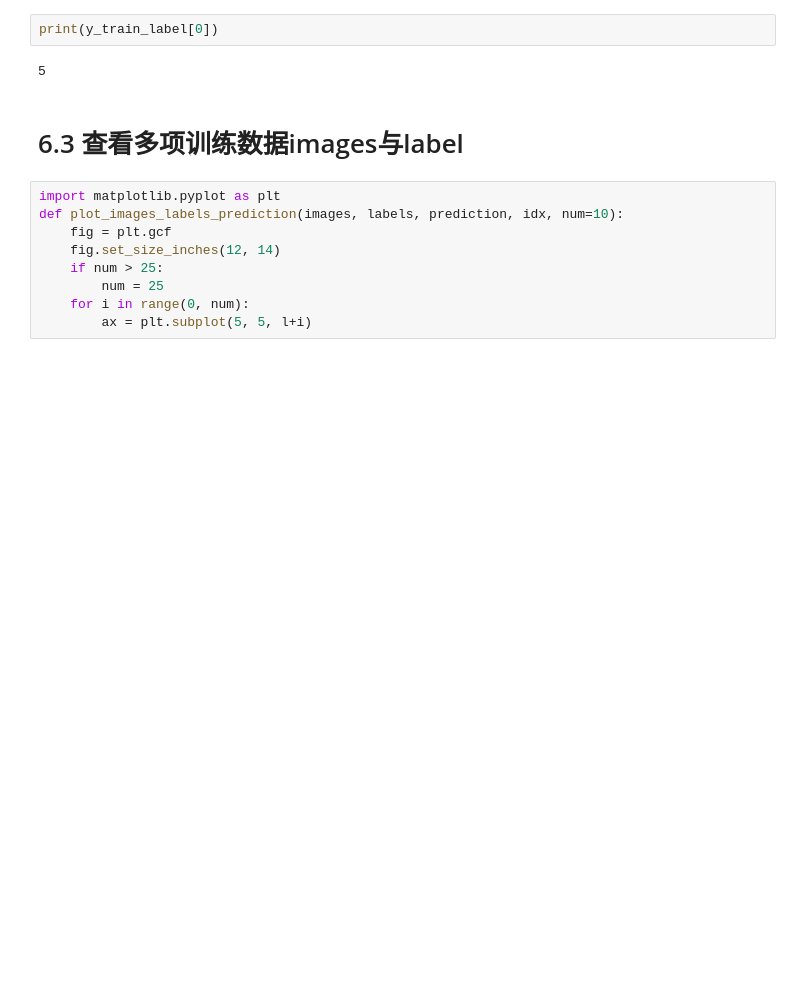
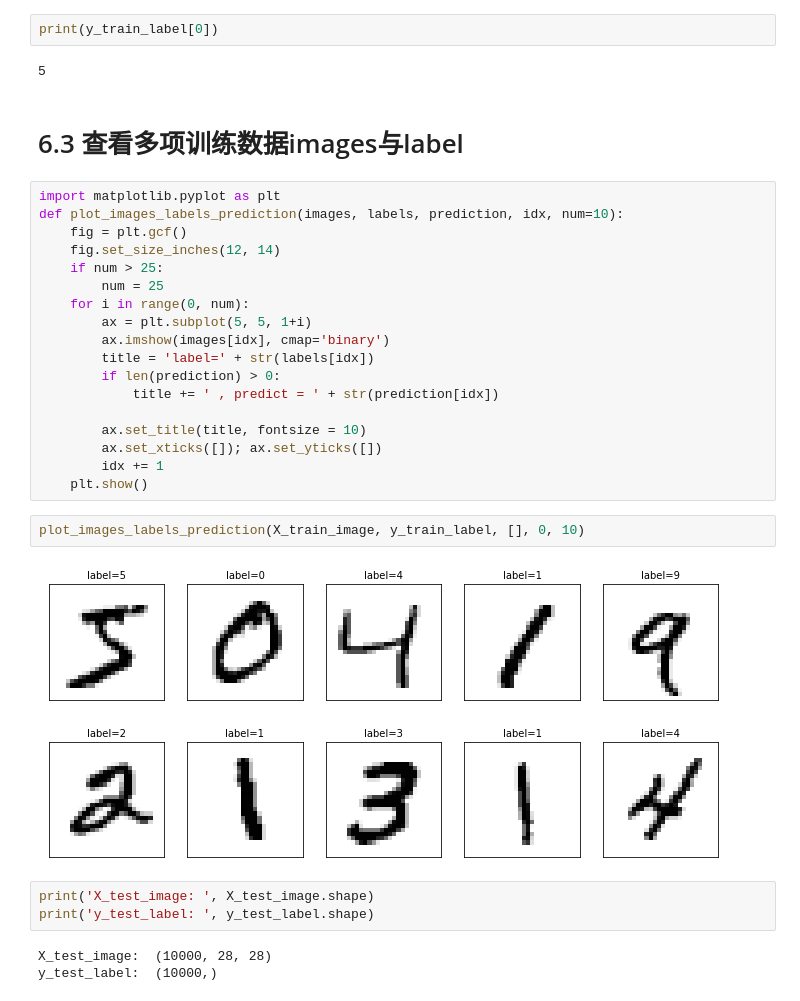
Before and after one commit to Errrneist/TensorFlow_Meets_Keras, a Jupyter notebook: Keras_Mnist_Introduce.ipynb, the cells around one changed output. Cells and saved outputs as stored; diff of their text form; blank space fills up the shorter version.

```diff
--- a/Keras_Mnist_Introduce.ipynb
+++ b/Keras_Mnist_Introduce.ipynb
@@ -47,9 +46,28 @@ print(y_train_label[0])
 # %%
 import matplotlib.pyplot as plt
 def plot_images_labels_prediction(images, labels, prediction, idx, num=10):
-    fig = plt.gcf
+    fig = plt.gcf()
     fig.set_size_inches(12, 14)
     if num > 25:
         num = 25
     for i in range(0, num):
-        ax = plt.subplot(5, 5, l+i)
+        ax = plt.subplot(5, 5, 1+i)
+        ax.imshow(images[idx], cmap='binary')
+        title = 'label=' + str(labels[idx])
+        if len(prediction) > 0:
+            title += ' , predict = ' + str(prediction[idx])
+
+        ax.set_title(title, fontsize = 10)
+        ax.set_xticks([]); ax.set_yticks([])
+        idx += 1
+    plt.show()
+# %%
+plot_images_labels_prediction(X_train_image, y_train_label, [], 0, 10)
+# %% [output]
+[figure, added]
+# %%
+print('X_test_image: ', X_test_image.shape)
+print('y_test_label: ', y_test_label.shape)
+# %% [output]
+X_test_image:  (10000, 28, 28)
+y_test_label:  (10000,)
```
Also changed, not shown: parts of 14 cells of this notebook.
